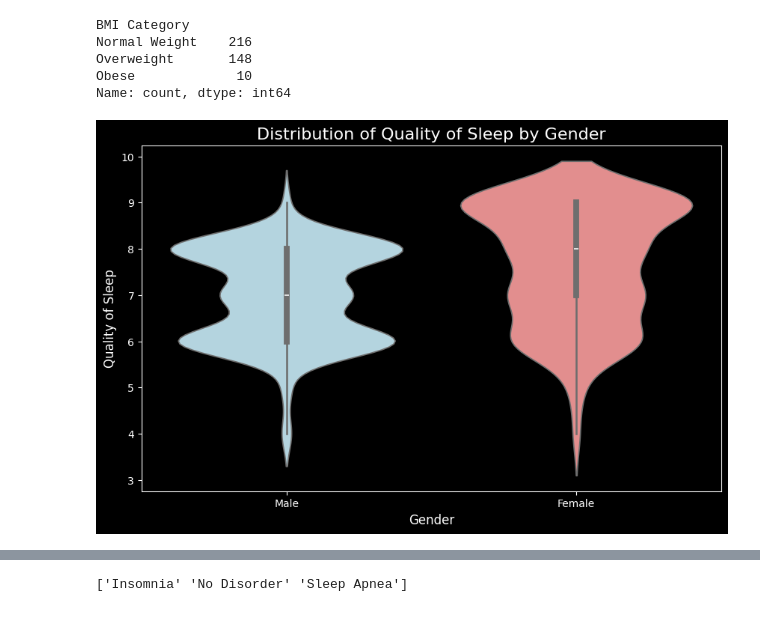
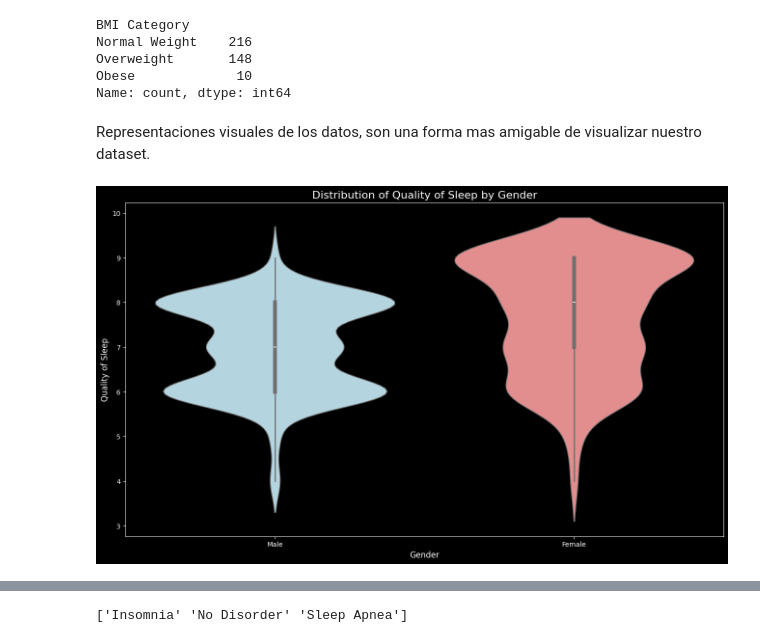
Before and after one commit to zamef/TSBM.TranstornoS, a Jupyter notebook: SleepDisorder.ipynb, the cells around one changed output, grey strips where cells are left out. Saved outputs shown, nothing was run; the diff lists cells and outputs as text; code cells hidden in the pictures.

```diff
--- a/SleepDisorder.ipynb
+++ b/SleepDisorder.ipynb
@@ -129,6 +131,8 @@ Normal Weight    216
 Overweight       148
 Obese             10
 Name: count, dtype: int64
+# %% [markdown]
+Representaciones visuales de los datos, son una forma mas amigable de visualizar nuestro dataset.
 # %%
 # conteo de cada categoria por valor de IMC
 
@@ -145,14 +149,14 @@ fig.show()
 # %%
 # distribución de la calidad del sueño por categoria
 color_palette = {'Male': 'lightblue', 'Female': 'lightcoral'}
-plt.figure(figsize=(10, 6))
+plt.figure(figsize=(16, 9))
 sns.violinplot(x='Gender', y='Quality of Sleep', data=df, palette=color_palette)
 plt.title('Distribution of Quality of Sleep by Gender', fontsize=16)
 plt.xlabel('Gender', fontsize=12)
 plt.ylabel('Quality of Sleep', fontsize=12)
 plt.show()
 # %% [output]
-[figure, old version]
+[figure, new version]
 # %%
 # relación entre el estrés y la calidad del sueño
 fig = px.bar(df,
```
Also changed, not shown: parts of 11 cells of this notebook, 1 other file.
